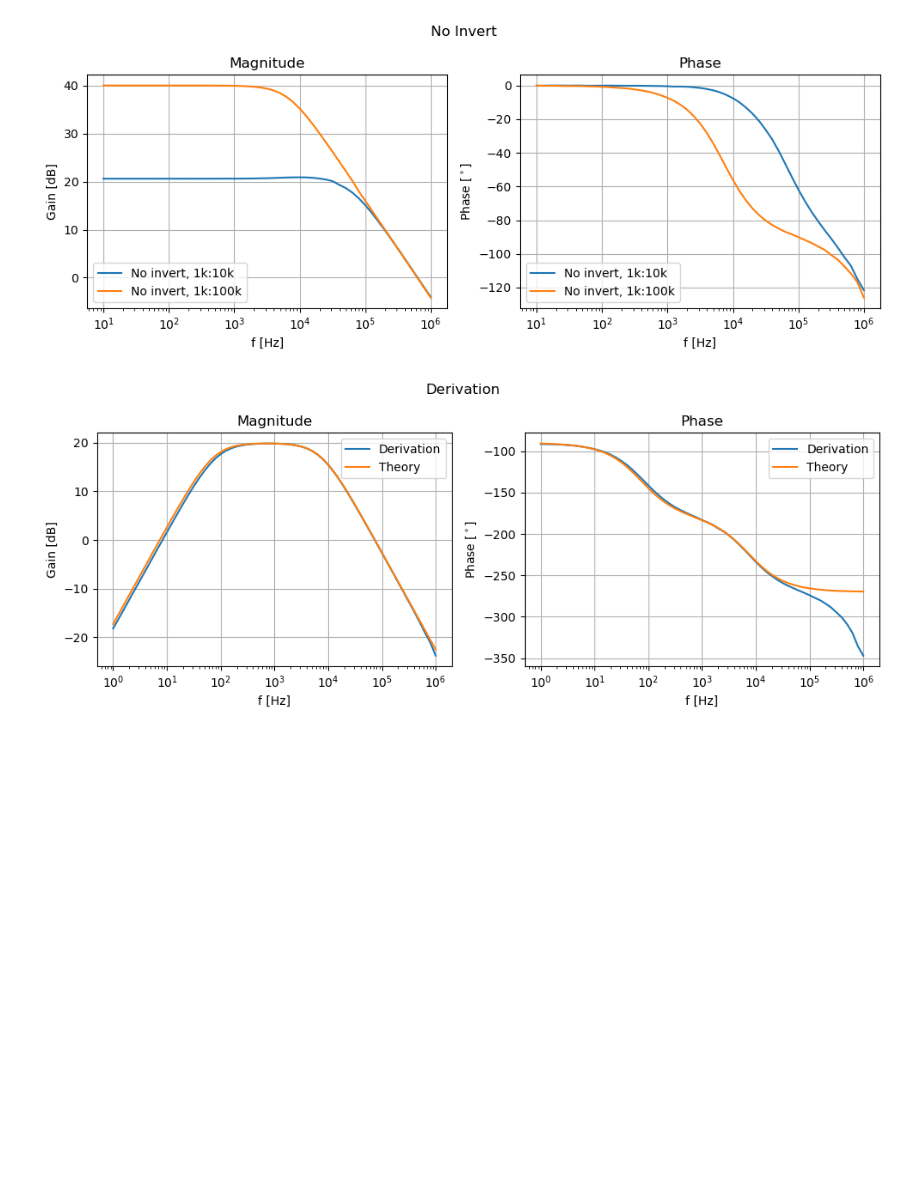
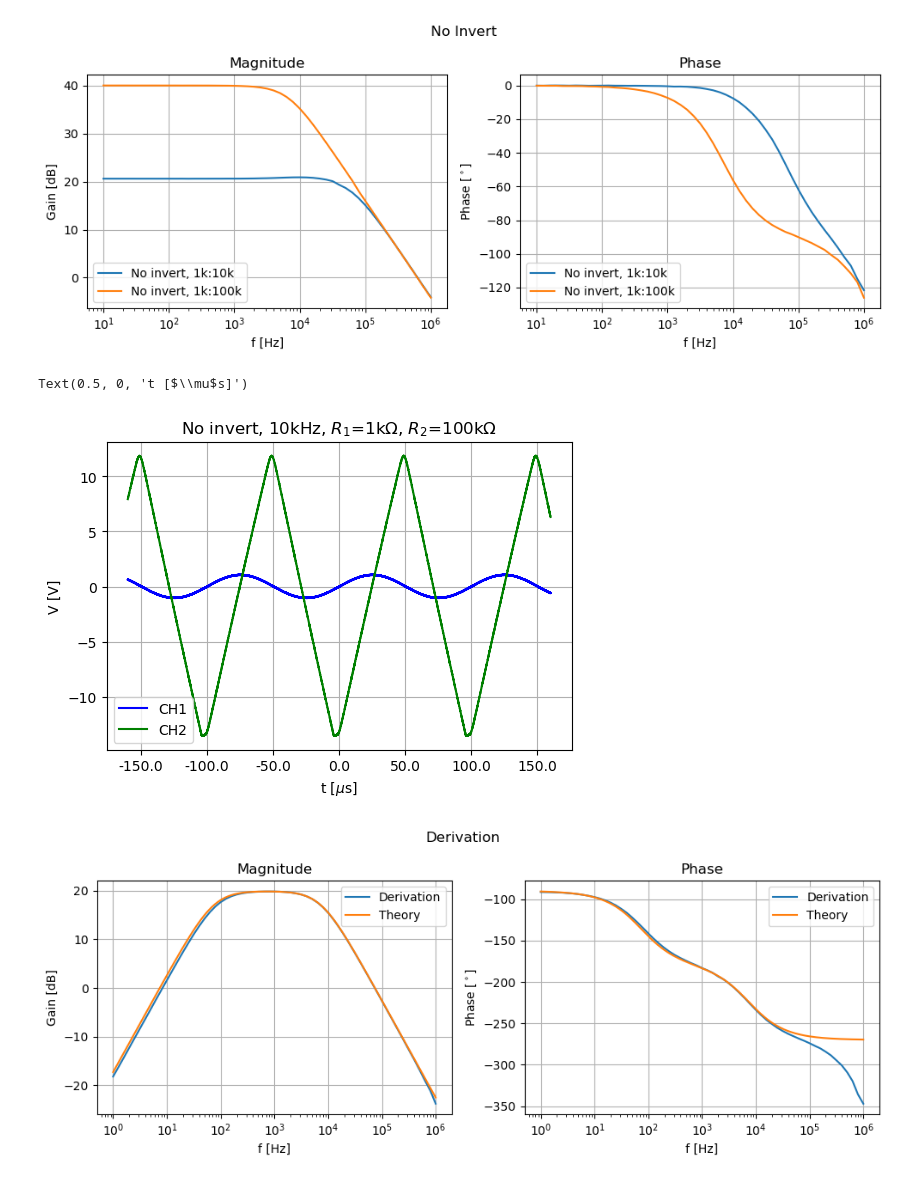
Before and after one commit to inohan/experiment-3s, a Jupyter notebook: A2/1_amp.ipynb, the cells around one changed output. Cells and saved outputs as stored; diff of their text form; code cells hidden in the pictures; blank space fills up the shorter version.

```diff
--- a/A2/1_amp.ipynb
+++ b/A2/1_amp.ipynb
@@ -33,10 +48,13 @@ axstgs = [
     AxesSetting(title="Magnitude", xlabel="f [Hz]", ylabel="Gain [dB]", xscale="log", grid="both"),
     AxesSetting(title="Phase", xlabel="f [Hz]", ylabel="Phase [$^\circ$]", xscale="log", grid="both")
 ]
-fig, axes = plt.subplots(1, 2, figsize=(10, 4))
+axstgs_osc = AxesSetting(title="Oscilloscope", xlabel="t [s]", ylabel="V [V]", grid="both")
+fig, axes = plt.subplots(1, 2, figsize=(10, 4), sharex=True)
 plot_bode("1_bode_invert_1k_10k.csv", fig, axes, name="Invert, 1k:10k", argshift=lambda x: x+360)
 plot_bode("1_bode_invert_1k_100k.csv", fig, axes, name="Invert, 1k:100k")
 axstgs[0].plot_func(axes[0], lambda f: 20*np.log10(np.abs(A(2j*np.pi*f))), label="Open", xlim=(1e1, 1e6))
+axes[0].axhline(40-3, color="black", alpha=0.4, linestyle="--", label="37dB")
+axes[0].axhline(20-3, color="black", alpha=0.4, linestyle="--", label="17dB")
 axstgs[0].apply_axes(axes[0])
 axstgs[1].apply_axes(axes[1])
 fig.suptitle("Invert")
@@ -53,6 +71,16 @@ fig.suptitle("No Invert")
 fig.tight_layout()
 # %% [output]
 [figure]
+# %%
+fig, axes = plt.subplots(1, 1, figsize=(6, 4))
+plot_osc("1_osc_noinvert_2Vpp_10kHz_1k_100k.csv", axes)
+axstgs_osc.apply_axes(axes)
+axes.set_title("No invert, 10kHz, $R_1$=1k$\Omega$, $R_2$=100k$\Omega$")
+axes.set_xticklabels(np.round(axes.get_xticks()*1e6))
+axes.set_xlabel("t [$\mu$s]")
+# %% [output]
+Text(0.5, 0, 't [$\\mu$s]')
+[figure, added]
 # %%
 def A_derv(s, Cf, Rf, Cr, Rr):
     return -s*Cr*Rf/(s*Cr*Rr + 1)/(s*Cf*Rf + 1)
```
Also changed, not shown: parts of 17 cells of this notebook, 12 other files.
